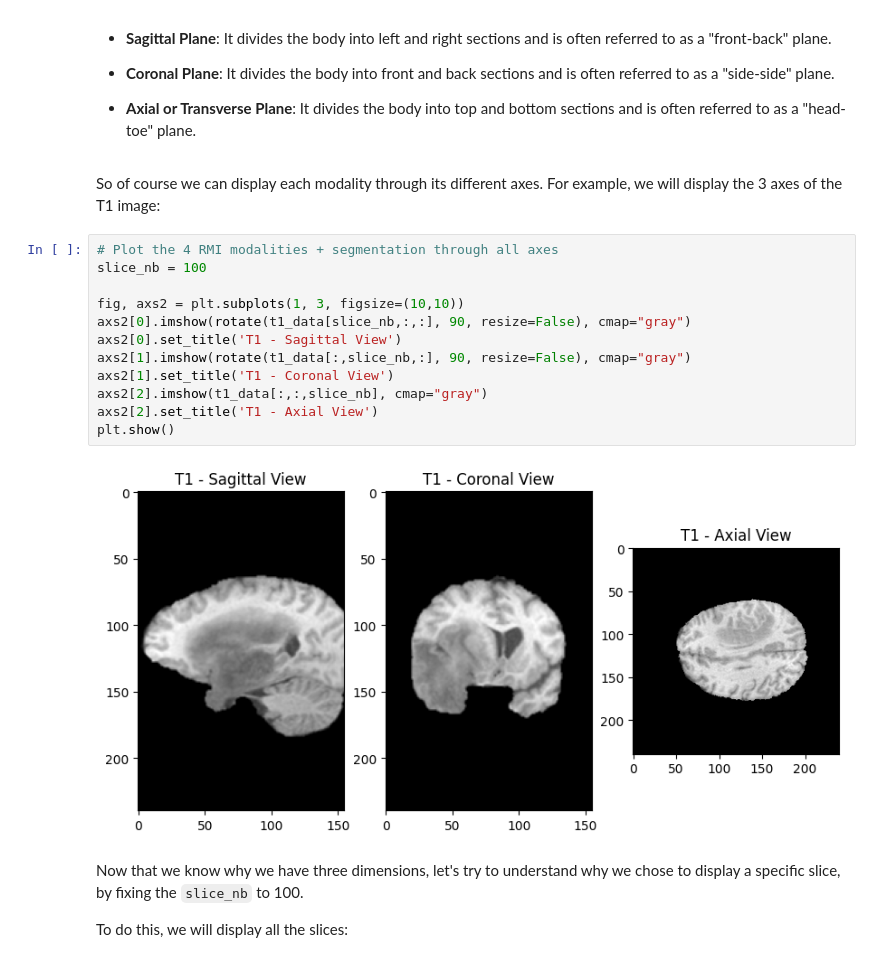
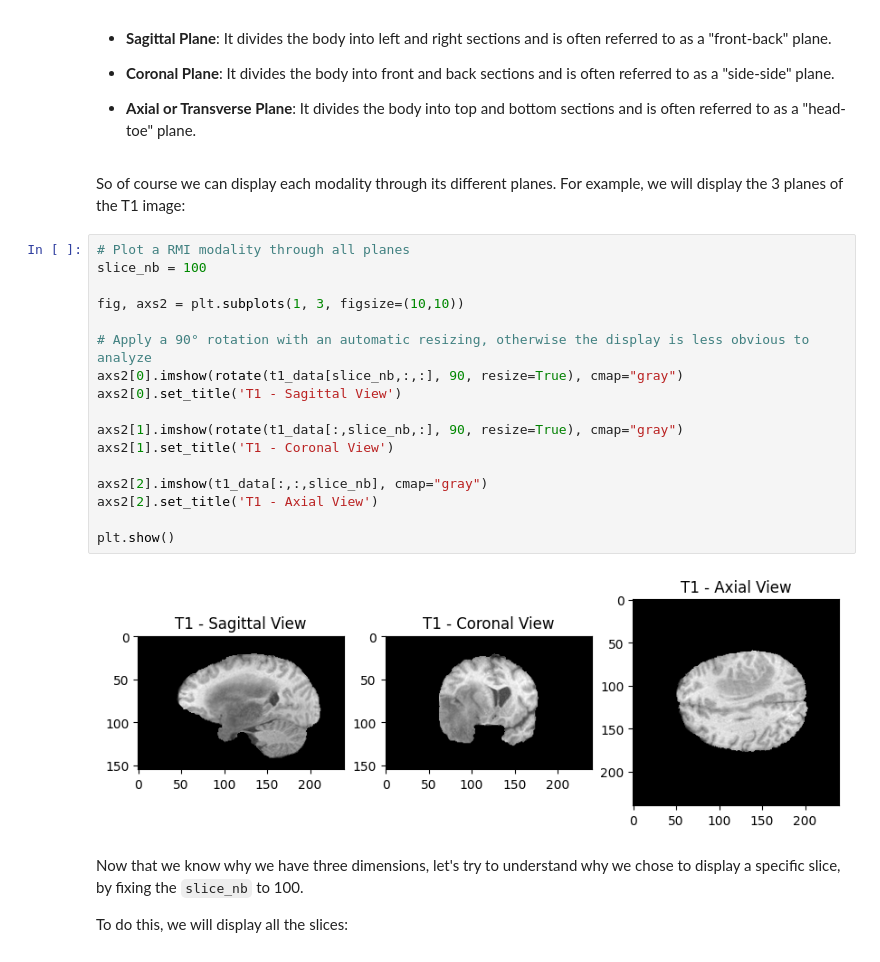
Before and after one commit to ovh/ai-training-examples, a Jupyter notebook: notebooks/computer-vision/image-segmentation/tensorflow/brain-tumor-segmentation-unet/notebook_image_segmentation_unet.ipynb, the cells around one changed output. Cells and saved outputs as stored; diff of their text form.

Commit message:
[ai notebooks ] - update img segmentation notebook

```diff
--- a/notebooks/computer-vision/image-segmentation/tensorflow/brain-tumor-segmentation-unet/notebook_image_segmentation_unet.ipynb
+++ b/notebooks/computer-vision/image-segmentation/tensorflow/brain-tumor-segmentation-unet/notebook_image_segmentation_unet.ipynb
@@ -214,21 +215,26 @@ Here is a quick presentation of these 3 planes:
 
 - **Axial or Transverse Plane**: It divides the body into top and bottom sections and is often referred to as a "head-toe" plane.
 # %% [markdown]
-So of course we can display each modality through its different axes. For example, we will display the 3 axes of the T1 image:
+So of course we can display each modality through its different planes. For example, we will display the 3 planes of the T1 image:
-# %%
-# Plot the 4 RMI modalities + segmentation through all axes
-slice_nb = 100
-
-fig, axs2 = plt.subplots(1, 3, figsize=(10,10))
-axs2[0].imshow(rotate(t1_data[slice_nb,:,:], 90, resize=False), cmap="gray")
-axs2[0].set_title('T1 - Sagittal View')
-axs2[1].imshow(rotate(t1_data[:,slice_nb,:], 90, resize=False), cmap="gray")
-axs2[1].set_title('T1 - Coronal View')
-axs2[2].imshow(t1_data[:,:,slice_nb], cmap="gray")
-axs2[2].set_title('T1 - Axial View')
-plt.show()
-# %% [output]
-[figure, removed]
+# %%
+# Plot a RMI modality through all planes
+slice_nb = 100
+
+fig, axs2 = plt.subplots(1, 3, figsize=(10,10))
+
+# Apply a 90° rotation with an automatic resizing, otherwise the display is less obvious to analyze
+axs2[0].imshow(rotate(t1_data[slice_nb,:,:], 90, resize=True), cmap="gray")
+axs2[0].set_title('T1 - Sagittal View')
+
+axs2[1].imshow(rotate(t1_data[:,slice_nb,:], 90, resize=True), cmap="gray")
+axs2[1].set_title('T1 - Coronal View')
+
+axs2[2].imshow(t1_data[:,:,slice_nb], cmap="gray")
+axs2[2].set_title('T1 - Axial View')
+
+plt.show()
+# %% [output]
+[figure, added]
 # %% [markdown]
 Now that we know why we have three dimensions, let's try to understand why we chose to display a specific slice, by fixing the `slice_nb` to 100.
 
```
Also changed, not shown: parts of 51 cells of this notebook.
